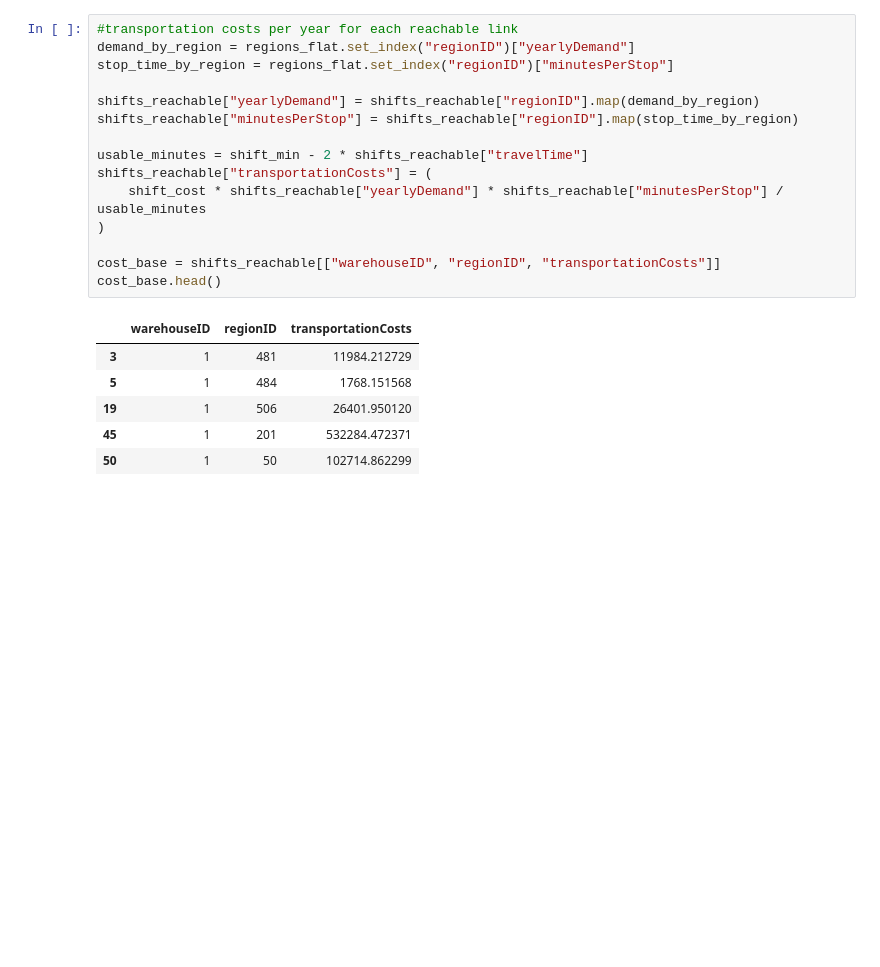
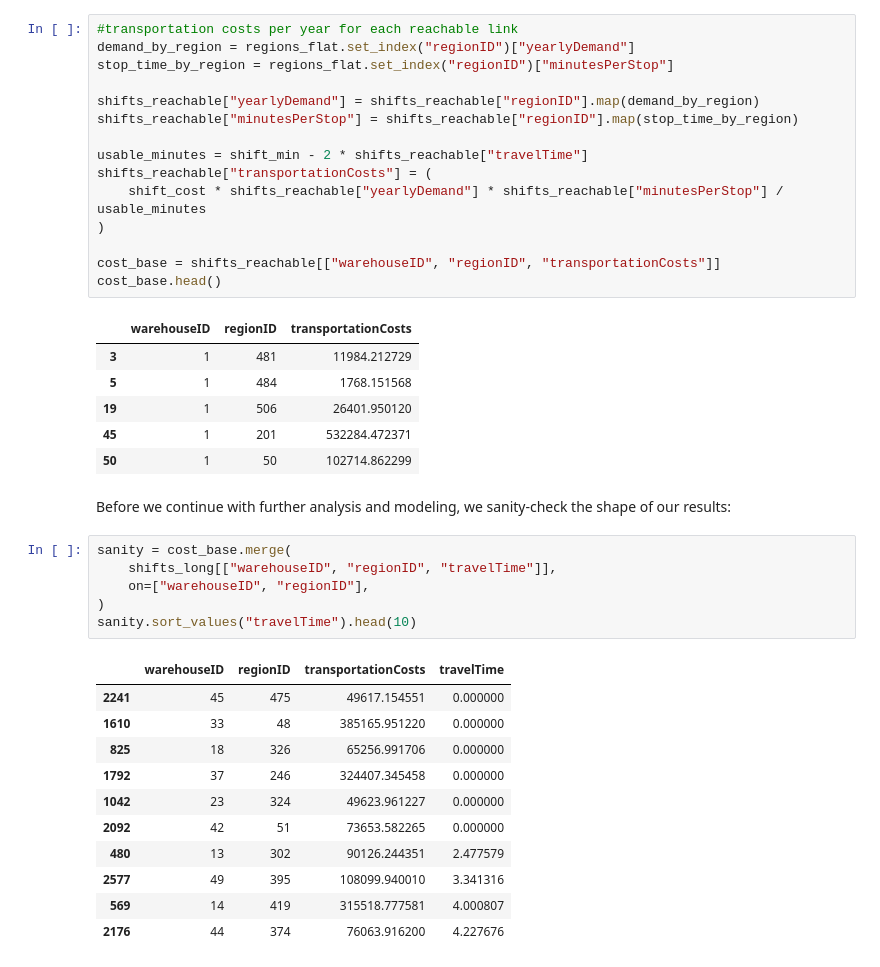
Before and after one commit to TimonLudwig1/case_study_3_d3, a Jupyter notebook: case_study.ipynb, the cells around one changed output. Saved outputs shown, nothing was run; the diff lists cells and outputs as text; blank space fills up the shorter version.

```diff
--- a/case_study.ipynb
+++ b/case_study.ipynb
@@ -383,3 +416,23 @@ cost_base.head()
 | 19 | 1 | 506 | 26401.950120 |
 | 45 | 1 | 201 | 532284.472371 |
 | 50 | 1 | 50 | 102714.862299 |
+# %% [markdown]
+Before we continue with further analysis and modeling, we sanity-check the shape of our results:
+# %%
+sanity = cost_base.merge(
+    shifts_long[["warehouseID", "regionID", "travelTime"]],
+    on=["warehouseID", "regionID"],
+)
+sanity.sort_values("travelTime").head(10)
+# %% [output]
+|  | warehouseID | regionID | transportationCosts | travelTime |
+| 2241 | 45 | 475 | 49617.154551 | 0.000000 |
+| 1610 | 33 | 48 | 385165.951220 | 0.000000 |
+| 825 | 18 | 326 | 65256.991706 | 0.000000 |
+| 1792 | 37 | 246 | 324407.345458 | 0.000000 |
+| 1042 | 23 | 324 | 49623.961227 | 0.000000 |
+| 2092 | 42 | 51 | 73653.582265 | 0.000000 |
+| 480 | 13 | 302 | 90126.244351 | 2.477579 |
+| 2577 | 49 | 395 | 108099.940010 | 3.341316 |
+| 569 | 14 | 419 | 315518.777581 | 4.000807 |
+| 2176 | 44 | 374 | 76063.916200 | 4.227676 |
```
Also changed, not shown: parts of 16 cells of this notebook.
